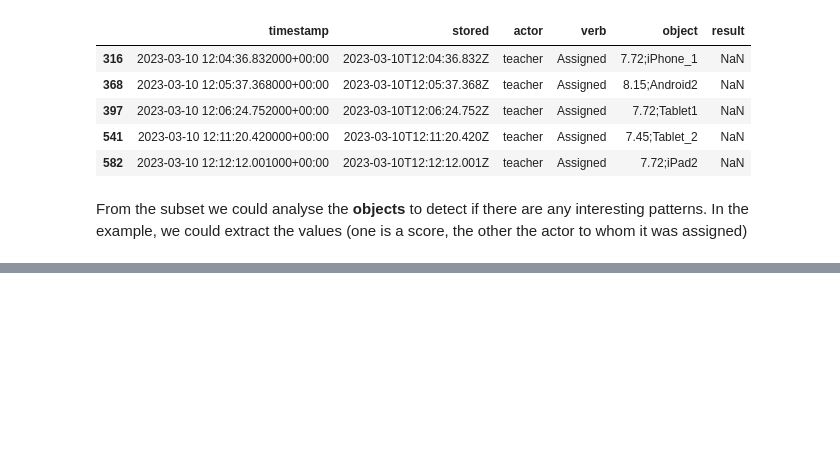
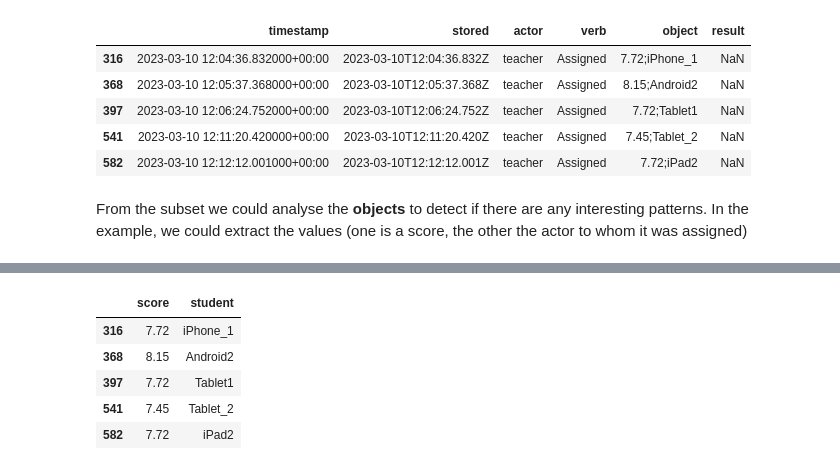
Before and after one commit to Stocastico/xapi_analysis, a Jupyter notebook: _proc/01_input_csv.ipynb, the cells around one changed output, grey strips where cells are left out. Saved outputs shown, nothing was run; the diff lists cells and outputs as text; code cells hidden in the pictures; blank space fills up the shorter version.

```diff
--- a/_proc/01_input_csv.ipynb
+++ b/_proc/01_input_csv.ipynb
@@ -298,0 +316,10 @@ def split_column():
+# %%
+grades = split_column(subset, 'object', ['score', 'student'])
+grades.head(5)
+# %% [output]
+|  | score | student |
+| 316 | 7.72 | iPhone_1 |
+| 368 | 8.15 | Android2 |
+| 397 | 7.72 | Tablet1 |
+| 541 | 7.45 | Tablet_2 |
+| 582 | 7.72 | iPad2 |
```
Also changed, not shown: parts of 9 cells of this notebook, 8 other files.
